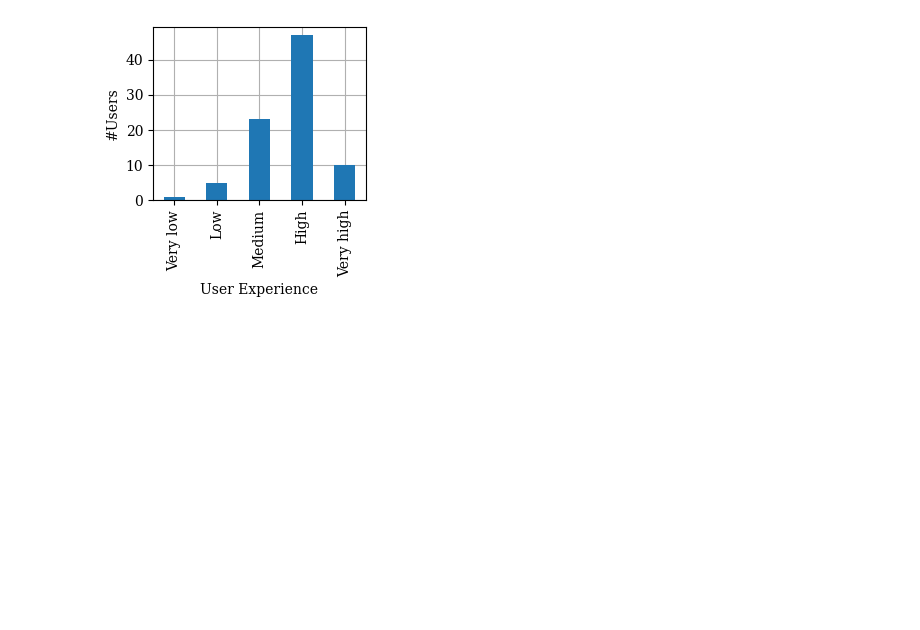
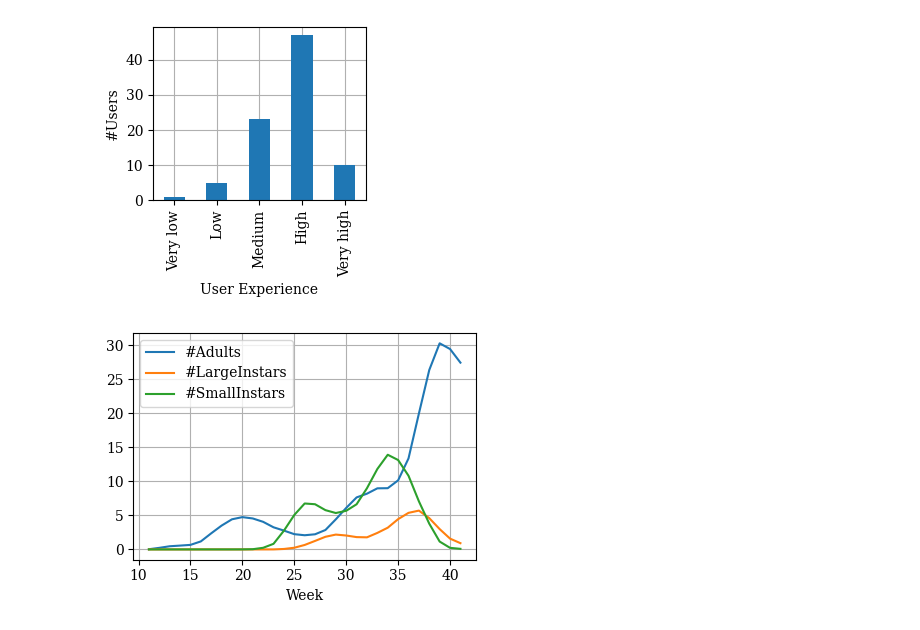
Before and after one commit to big-unibo/explain, a Jupyter notebook: intentional/src/main/python/chart_explain.ipynb, the cells around one changed output. Drawn from its saved outputs; the diff is of its cells as text; code cells hidden in the pictures; blank space fills up the shorter version.

Commit message:
working on the capture cube

```diff
--- a/intentional/src/main/python/chart_explain.ipynb
+++ b/intentional/src/main/python/chart_explain.ipynb
@@ -244,3 +244,23 @@ for xs in ["I2", "I3", "User Experience"]:
 [figure]
 [figure]
 [figure]
+# %%
+df = pd.read_csv("trend_by_species.csv")
+df = df.drop("Avg. grado_giorno_cum", axis=1)
+df.columns = ["Week", "Type", "Captures"]
+df["Week"] = df["Week"].apply(lambda x: int(x[1:]))
+df["Type"] = df["Type"].replace({"Avg. Catture Adulti": "#Adults", "Avg. Catture Giovani IV - V (large)": "#LargeInstars", "Avg. Catture Giovani II - III (small)": "#SmallInstars"})
+df = df.pivot(index='Week', columns='Type', values='Captures').rename_axis(None, axis=1).reset_index()
+
+fig, ax = plt.subplots(1, 1, figsize=(4, 3))
+axs = ax
+for x in df.columns[1:]:
+    df.rolling(window=3).mean().plot(ax=axs, x="Week", y=x, legend=True)
+axs.set_axisbelow(True)
+axs.grid()
+fig.tight_layout()
+fig.savefig("../../../resources/intention/cimice.svg".format(xs))
+fig.savefig("../../../resources/intention/cimice.pdf".format(xs))
+df.to_csv("trend_by_species_clean.csv", index=False)
+# %% [output]
+[figure, added]
```
Also changed, not shown: parts of 1 cell of this notebook, 8 other files.
